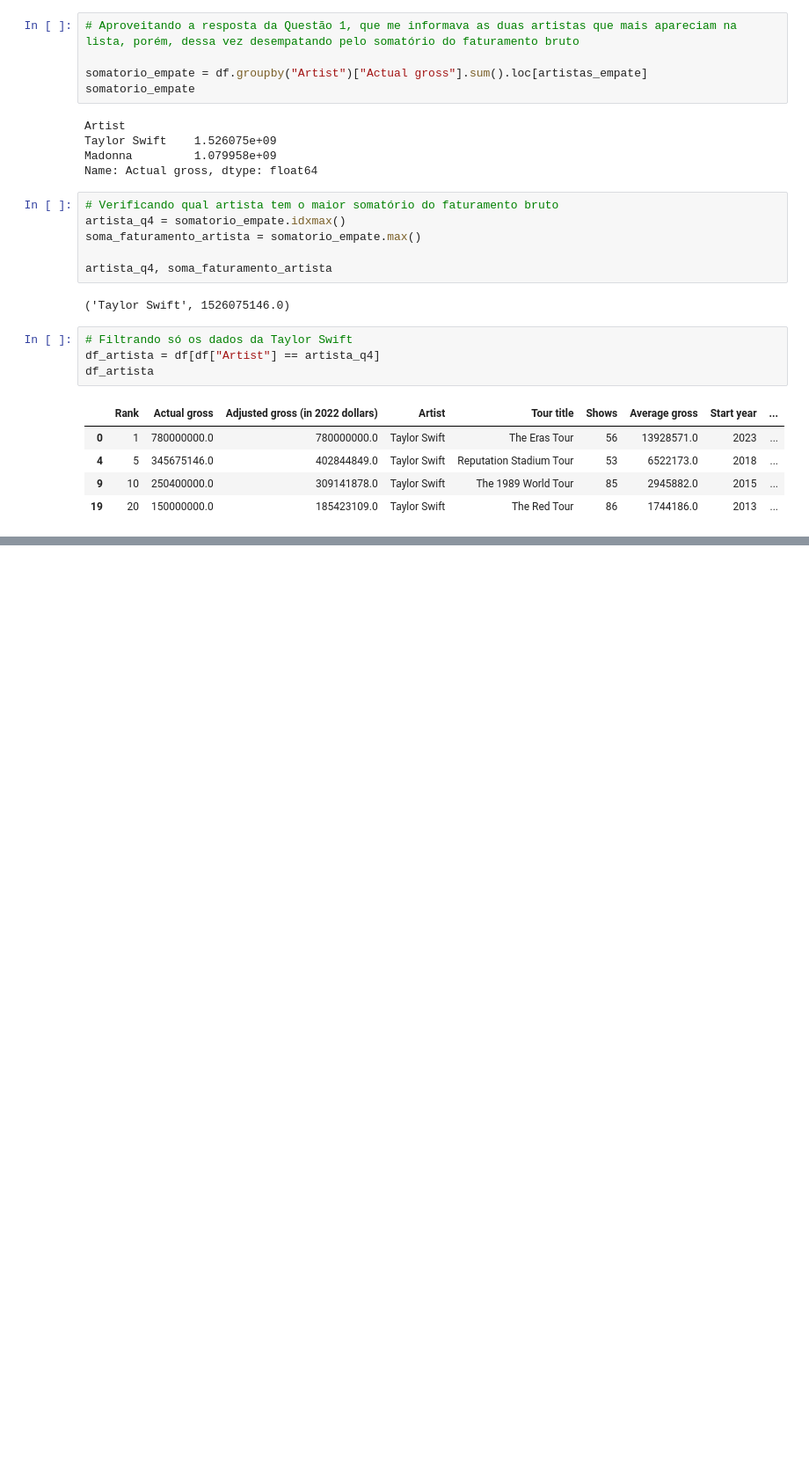
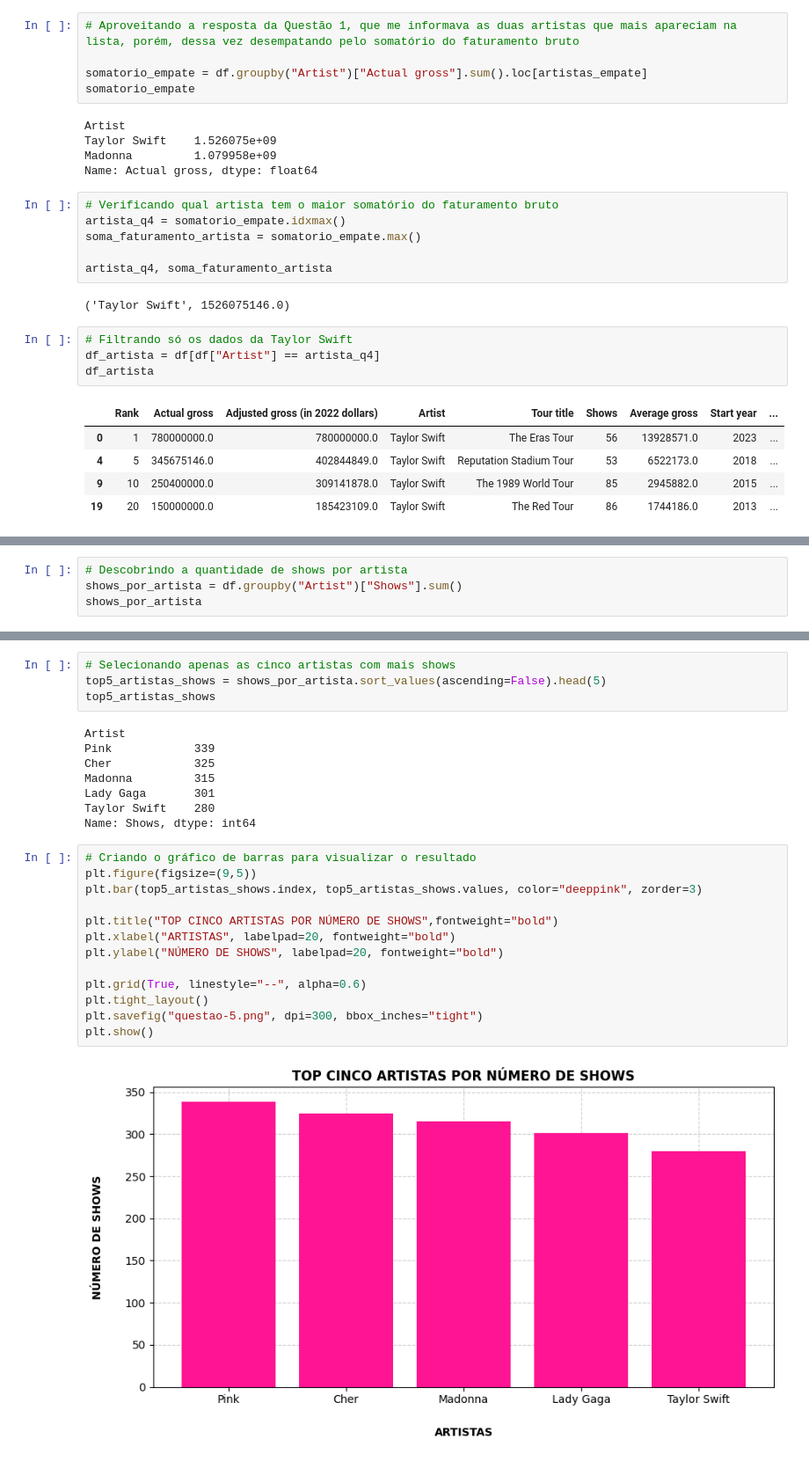
Before and after one commit to aline-hoffmann/scholarship-compass, a Jupyter notebook: Sprint_3/Desafio/etapa-2/job.ipynb, the cells around one changed output, grey strips where cells are left out. Shown at 88% size. Saved outputs shown, nothing was run; the diff lists cells and outputs as text; blank space fills up the shorter version.

```diff
--- a/Sprint_3/Desafio/etapa-2/job.ipynb
+++ b/Sprint_3/Desafio/etapa-2/job.ipynb
@@ -248,0 +260,4 @@ plt.show()
+# %%
+# Descobrindo a quantidade de shows por artista
+shows_por_artista = df.groupby("Artist")["Shows"].sum()
+shows_por_artista
@@ -248,0 +276,27 @@ plt.show()
+# %%
+# Selecionando apenas as cinco artistas com mais shows
+top5_artistas_shows = shows_por_artista.sort_values(ascending=False).head(5)
+top5_artistas_shows
+# %% [output]
+Artist
+Pink            339
+Cher            325
+Madonna         315
+Lady Gaga       301
+Taylor Swift    280
+Name: Shows, dtype: int64
+# %%
+# Criando o gráfico de barras para visualizar o resultado
+plt.figure(figsize=(9,5))
+plt.bar(top5_artistas_shows.index, top5_artistas_shows.values, color="deeppink", zorder=3)
+
+plt.title("TOP CINCO ARTISTAS POR NÚMERO DE SHOWS",fontweight="bold")
+plt.xlabel("ARTISTAS", labelpad=20, fontweight="bold")
+plt.ylabel("NÚMERO DE SHOWS", labelpad=20, fontweight="bold")
+
+plt.grid(True, linestyle="--", alpha=0.6)
+plt.tight_layout()
+plt.savefig("questao-5.png", dpi=300, bbox_inches="tight")
+plt.show()
+# %% [output]
+[figure, added]
```
Also changed, not shown: parts of 6 cells of this notebook, 3 other files.
